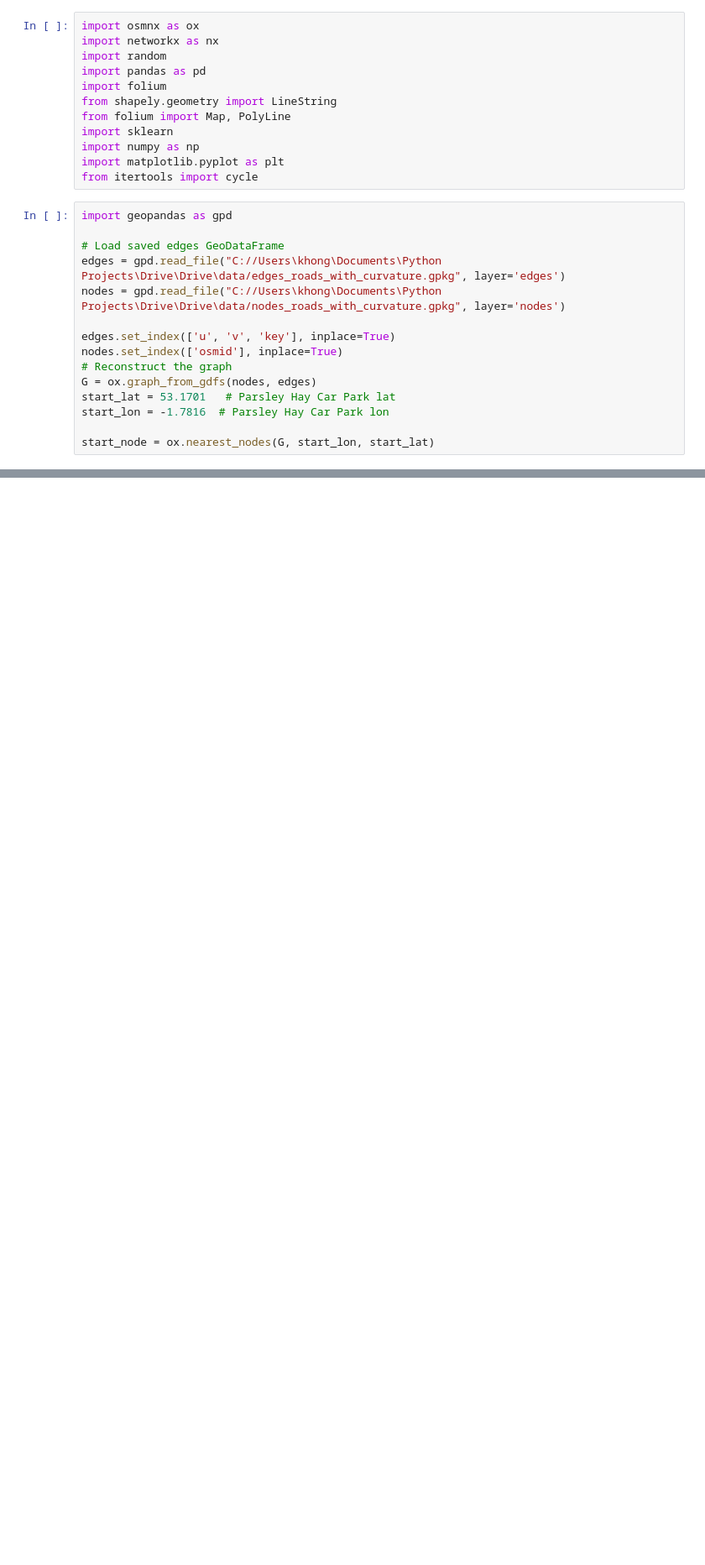
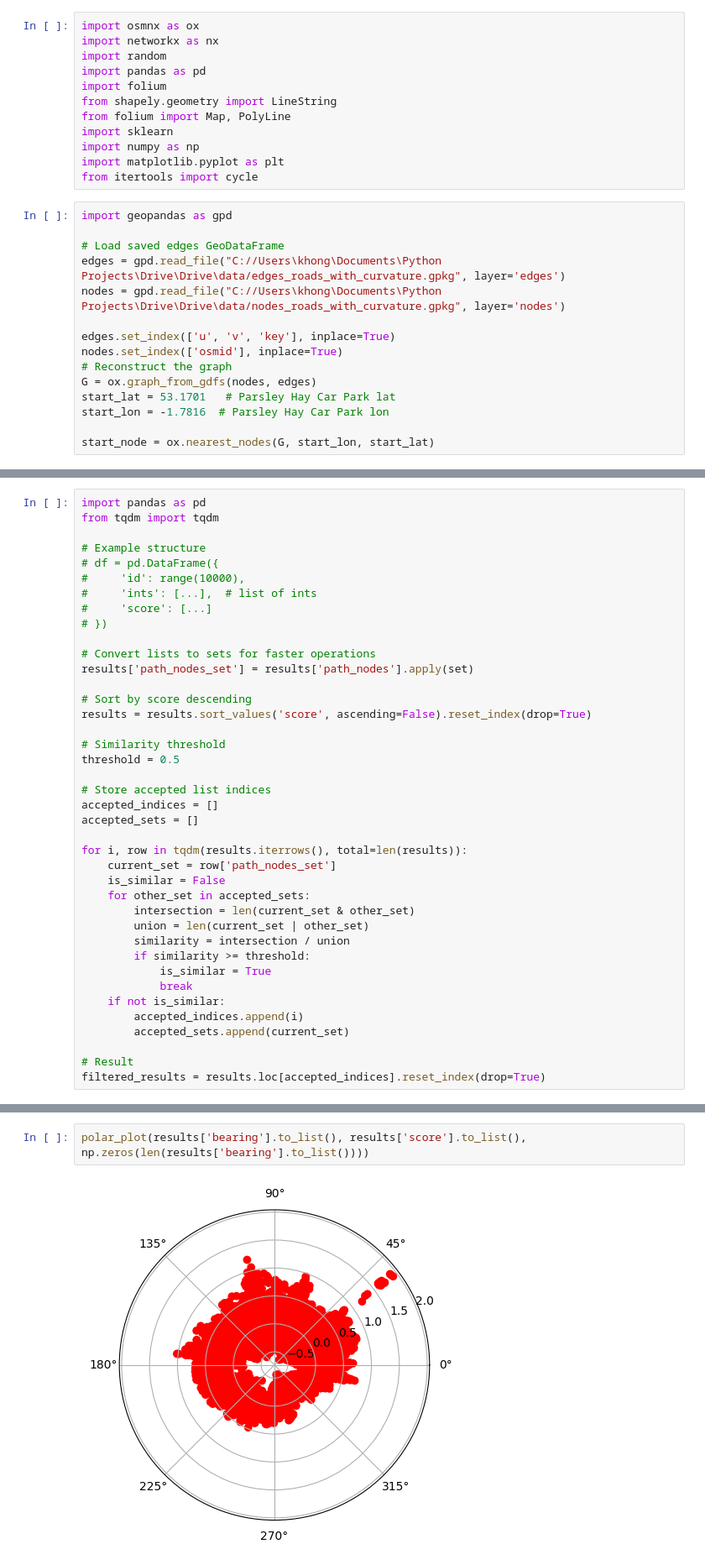
Before and after one commit to thomaskhong/Drive, a Jupyter notebook: notebooks/02.1-create-routes_greedysearch_fullloop.ipynb, the cells around one changed output, grey strips where cells are left out. Shown at 84% size. Saved outputs shown, nothing was run; the diff lists cells and outputs as text; blank space fills up the shorter version.

```diff
--- a/notebooks/02.1-create-routes_greedysearch_fullloop.ipynb
+++ b/notebooks/02.1-create-routes_greedysearch_fullloop.ipynb
@@ -163,0 +182,40 @@ results = pd.DataFrame(
+# %%
+import pandas as pd
+from tqdm import tqdm
+
+# Example structure
+# df = pd.DataFrame({
+#     'id': range(10000),
+#     'ints': [...],  # list of ints
+#     'score': [...]
+# })
+
+# Convert lists to sets for faster operations
+results['path_nodes_set'] = results['path_nodes'].apply(set)
+
+# Sort by score descending
+results = results.sort_values('score', ascending=False).reset_index(drop=True)
+
+# Similarity threshold
+threshold = 0.5
+
+# Store accepted list indices
+accepted_indices = []
+accepted_sets = []
+
+for i, row in tqdm(results.iterrows(), total=len(results)):
+    current_set = row['path_nodes_set']
+    is_similar = False
+    for other_set in accepted_sets:
+        intersection = len(current_set & other_set)
+        union = len(current_set | other_set)
+        similarity = intersection / union
+        if similarity >= threshold:
+            is_similar = True
+            break
+    if not is_similar:
+        accepted_indices.append(i)
+        accepted_sets.append(current_set)
+
+# Result
+filtered_results = results.loc[accepted_indices].reset_index(drop=True)
@@ -164 +238,5 @@ results = pd.DataFrame(
+# %%
+polar_plot(results['bearing'].to_list(), results['score'].to_list(), np.zeros(len(results['bearing'].to_list())))
+# %% [output]
+[figure, added]
 # %%
```
Also changed, not shown: parts of 19 cells of this notebook, 1 other file.
